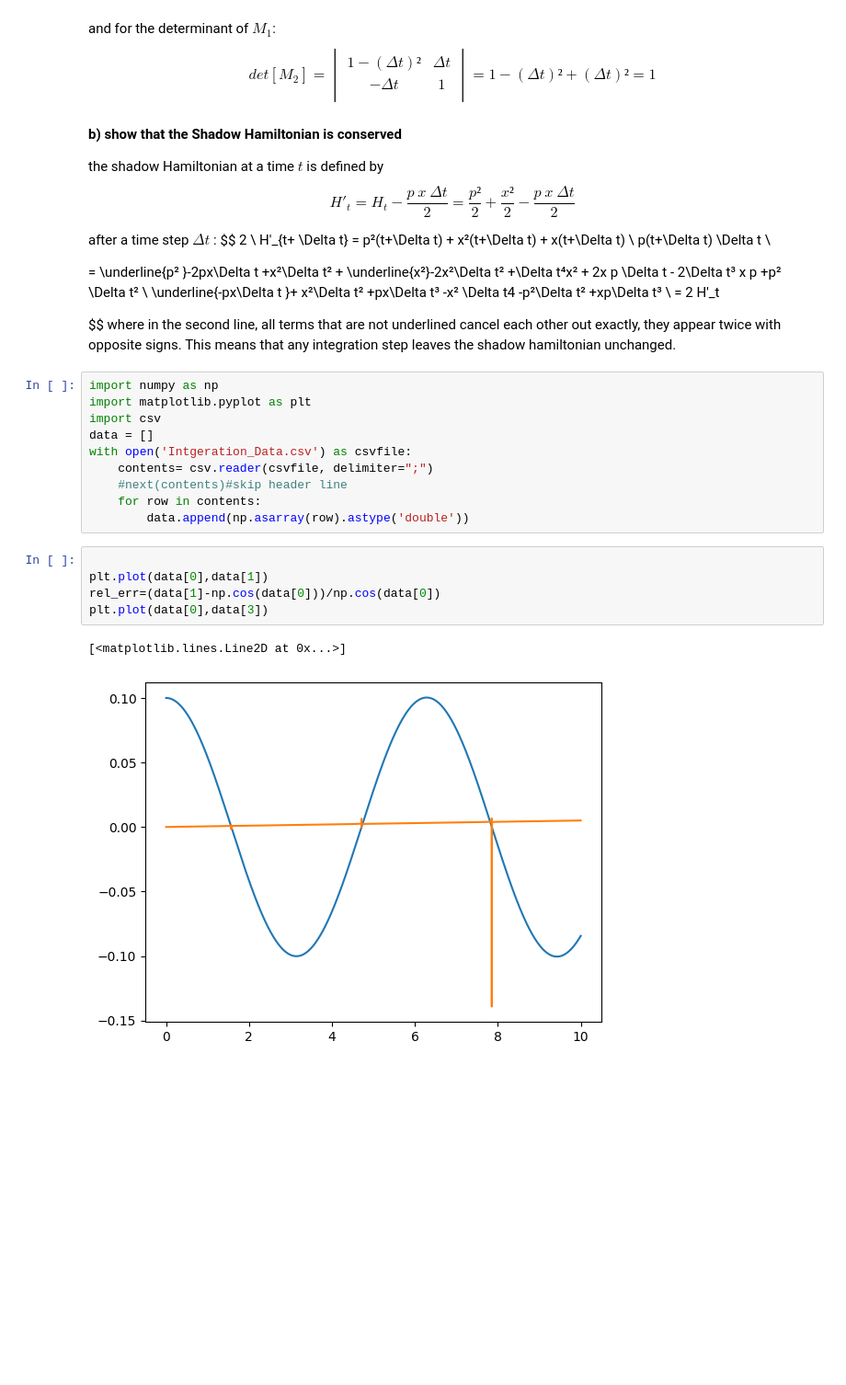
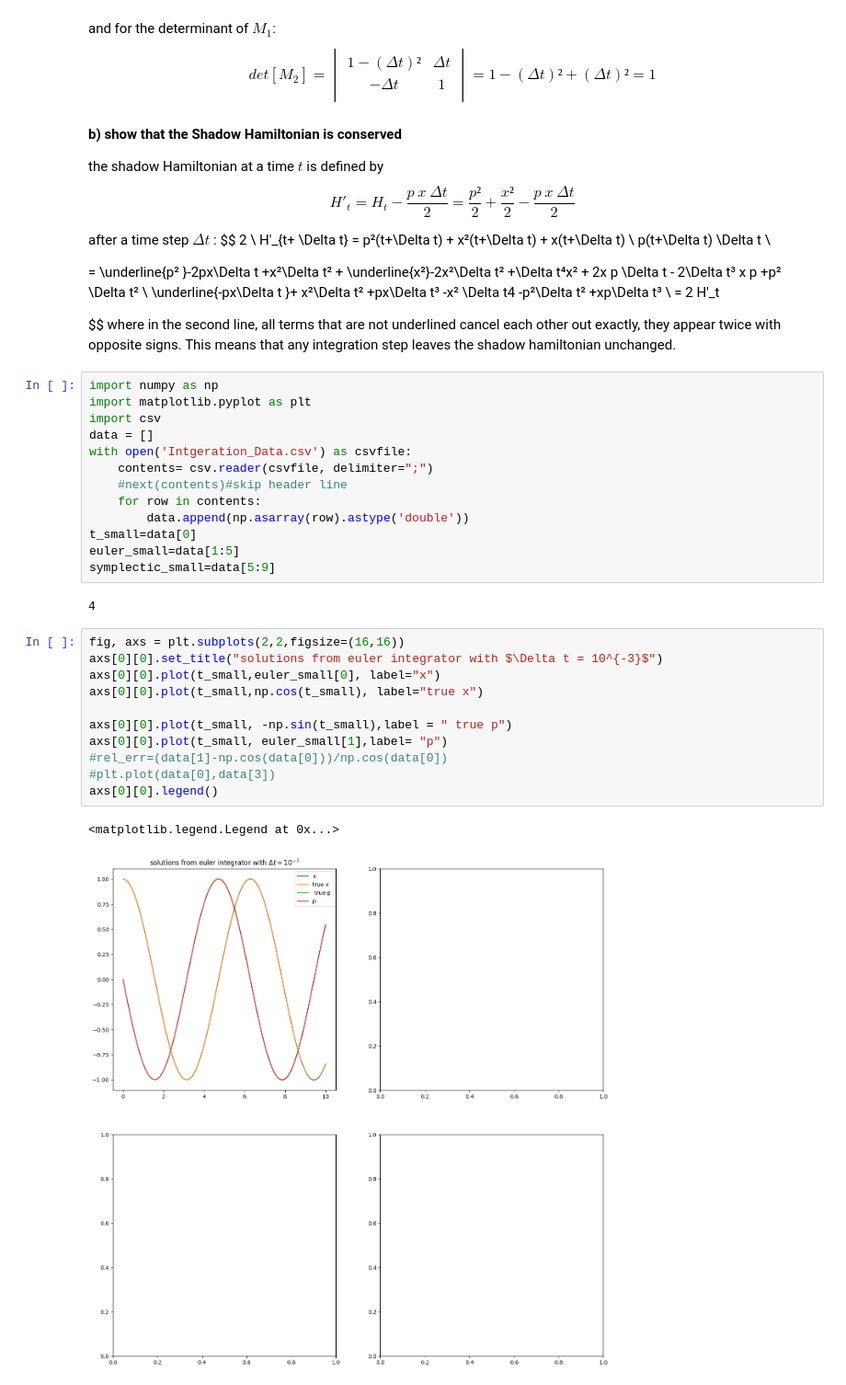
Before and after one commit to selina355/simulation-methods, a Jupyter notebook: Integration/Integration_methods.ipynb, the cells around one changed output. Shown at 92% size. Drawn from its saved outputs; the diff is of its cells as text; blank space fills up the shorter version.

Commit message:
first plots done

```diff
--- a/Integration/Integration_methods.ipynb
+++ b/Integration/Integration_methods.ipynb
@@ -82,11 +82,22 @@ with open('Intgeration_Data.csv') as csvfile:
     #next(contents)#skip header line
     for row in contents:
         data.append(np.asarray(row).astype('double'))
+t_small=data[0]
+euler_small=data[1:5]
+symplectic_small=data[5:9]
+# %% [output]
+4
-# %%
-
-plt.plot(data[0],data[1])
-rel_err=(data[1]-np.cos(data[0]))/np.cos(data[0])
-plt.plot(data[0],data[3])
-# %% [output]
-[<matplotlib.lines.Line2D at 0x...>]
-[figure, removed]
+# %%
+fig, axs = plt.subplots(2,2,figsize=(16,16))
+axs[0][0].set_title("solutions from euler integrator with $\Delta t = 10^{-3}$")
+axs[0][0].plot(t_small,euler_small[0], label="x")
+axs[0][0].plot(t_small,np.cos(t_small), label="true x")
+
+axs[0][0].plot(t_small, -np.sin(t_small),label = " true p")
+axs[0][0].plot(t_small, euler_small[1],label= "p")
+#rel_err=(data[1]-np.cos(data[0]))/np.cos(data[0])
+#plt.plot(data[0],data[3])
+axs[0][0].legend()
+# %% [output]
+<matplotlib.legend.Legend at 0x...>
+[figure, added]
```
Also changed, not shown: 3 other files.
